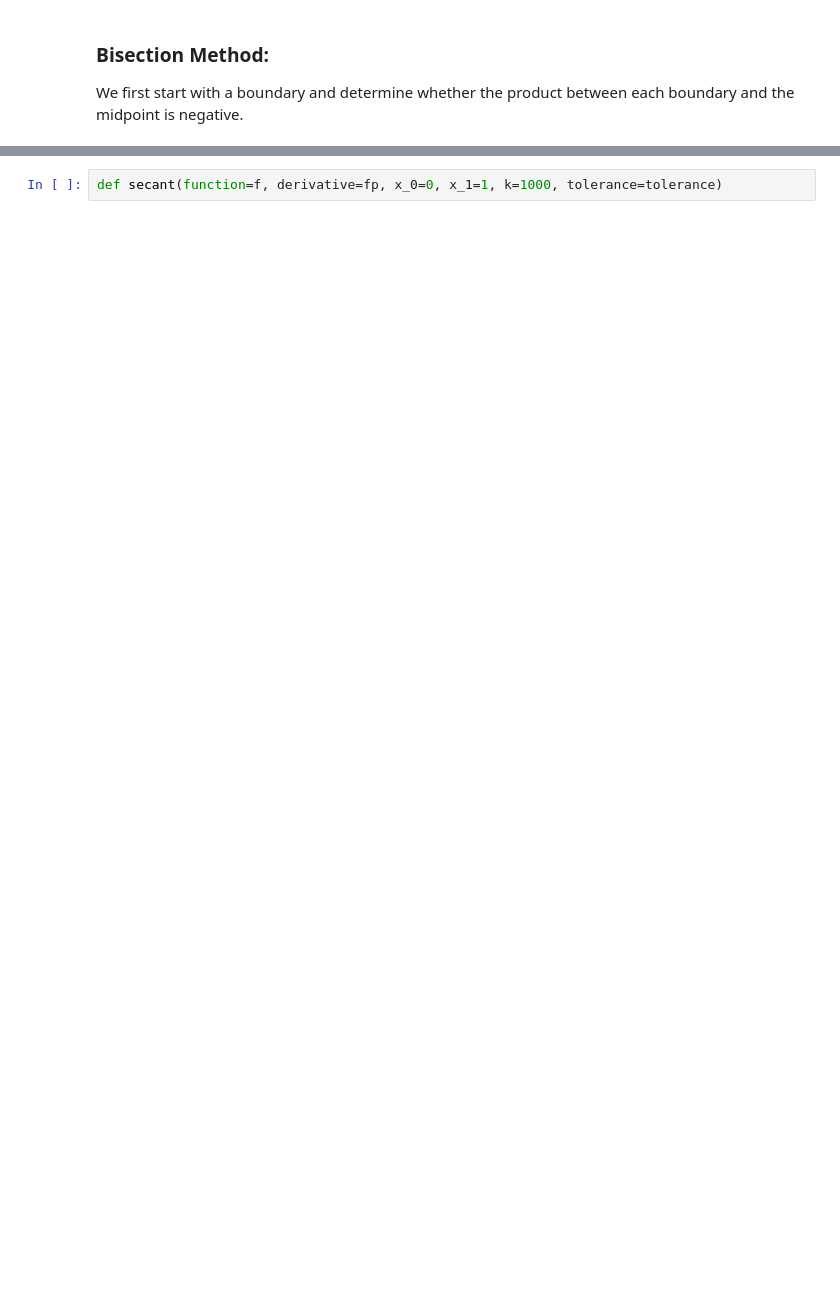
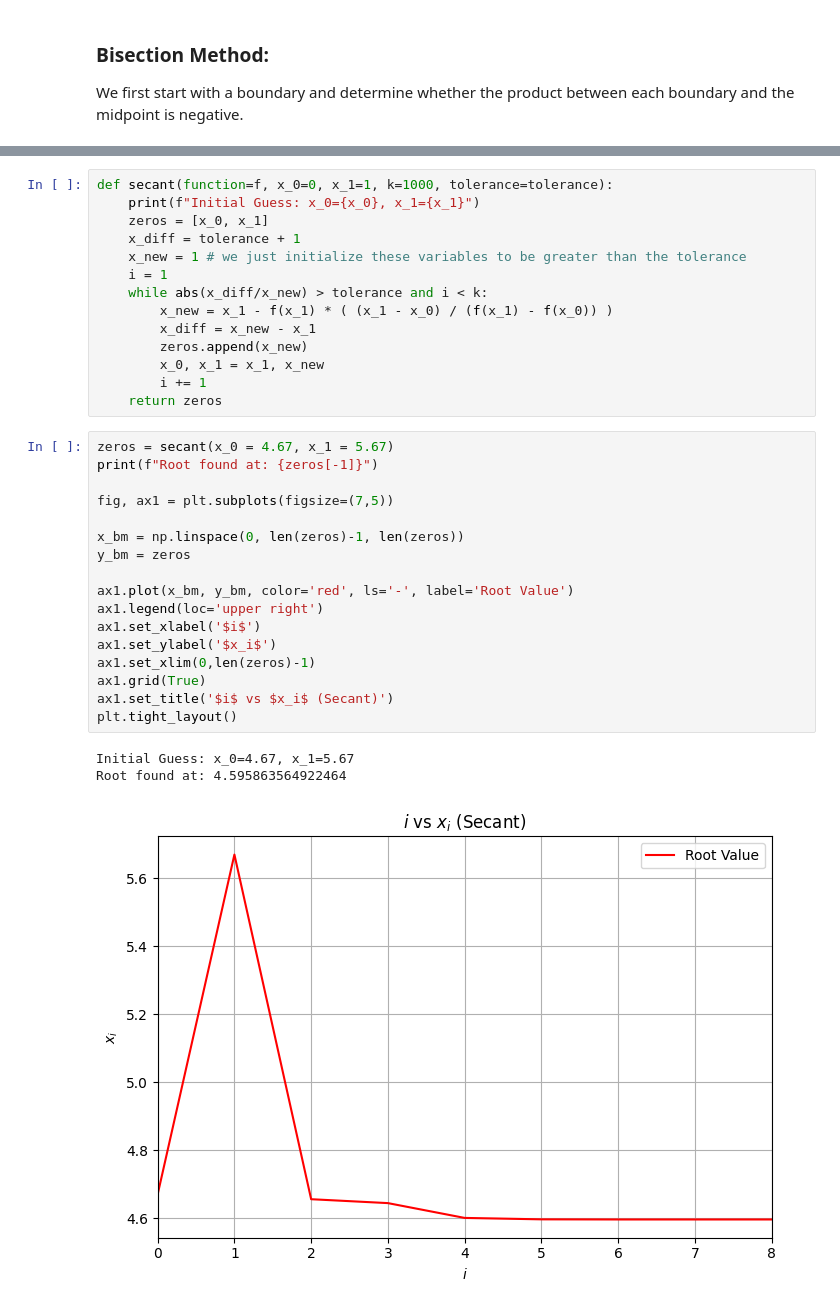
Before and after one commit to LorenzoJoquino/AP155_TX1_1sAY2627, a Jupyter notebook: Rivera/Exercise 7 - Root Finding/7RootFinding_RIVERA.ipynb, the cells around one changed output, grey strips where cells are left out. Drawn from its saved outputs; the diff is of its cells as text; blank space fills up the shorter version.

```diff
--- a/Rivera/Exercise 7 - Root Finding/7RootFinding_RIVERA.ipynb
+++ b/Rivera/Exercise 7 - Root Finding/7RootFinding_RIVERA.ipynb
@@ -284,2 +308,35 @@ Obtained Root: 1.9999999480144195
 # %%
-def secant(function=f, derivative=fp, x_0=0, x_1=1, k=1000, tolerance=tolerance)
+def secant(function=f, x_0=0, x_1=1, k=1000, tolerance=tolerance):
+    print(f"Initial Guess: x_0={x_0}, x_1={x_1}")
+    zeros = [x_0, x_1]
+    x_diff = tolerance + 1
+    x_new = 1 # we just initialize these variables to be greater than the tolerance
+    i = 1
+    while abs(x_diff/x_new) > tolerance and i < k:
+        x_new = x_1 - f(x_1) * ( (x_1 - x_0) / (f(x_1) - f(x_0)) )
+        x_diff = x_new - x_1
+        zeros.append(x_new)
+        x_0, x_1 = x_1, x_new
+        i += 1
+    return zeros
+# %%
+zeros = secant(x_0 = 4.67, x_1 = 5.67)
+print(f"Root found at: {zeros[-1]}")
+
+fig, ax1 = plt.subplots(figsize=(7,5))
+
+x_bm = np.linspace(0, len(zeros)-1, len(zeros))
+y_bm = zeros
+
+ax1.plot(x_bm, y_bm, color='red', ls='-', label='Root Value')
+ax1.legend(loc='upper right')
+ax1.set_xlabel('$i$')
+ax1.set_ylabel('$x_i$')
+ax1.set_xlim(0,len(zeros)-1)
+ax1.grid(True)
+ax1.set_title('$i$ vs $x_i$ (Secant)')
+plt.tight_layout()
+# %% [output]
+Initial Guess: x_0=4.67, x_1=5.67
+Root found at: 4.595863564922464
+[figure, added]
```
Also changed, not shown: parts of 18 cells of this notebook, 1 other file.
